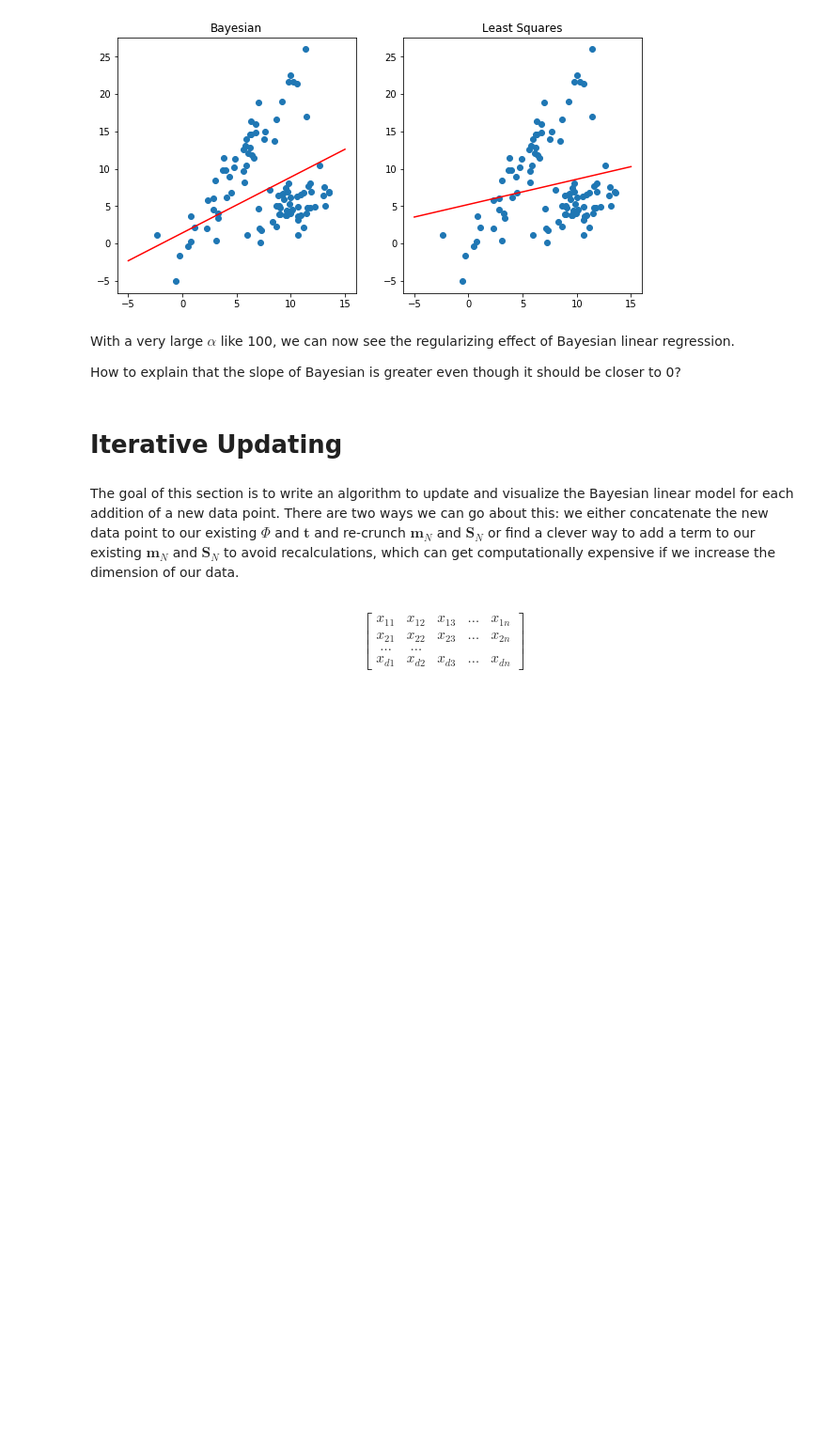
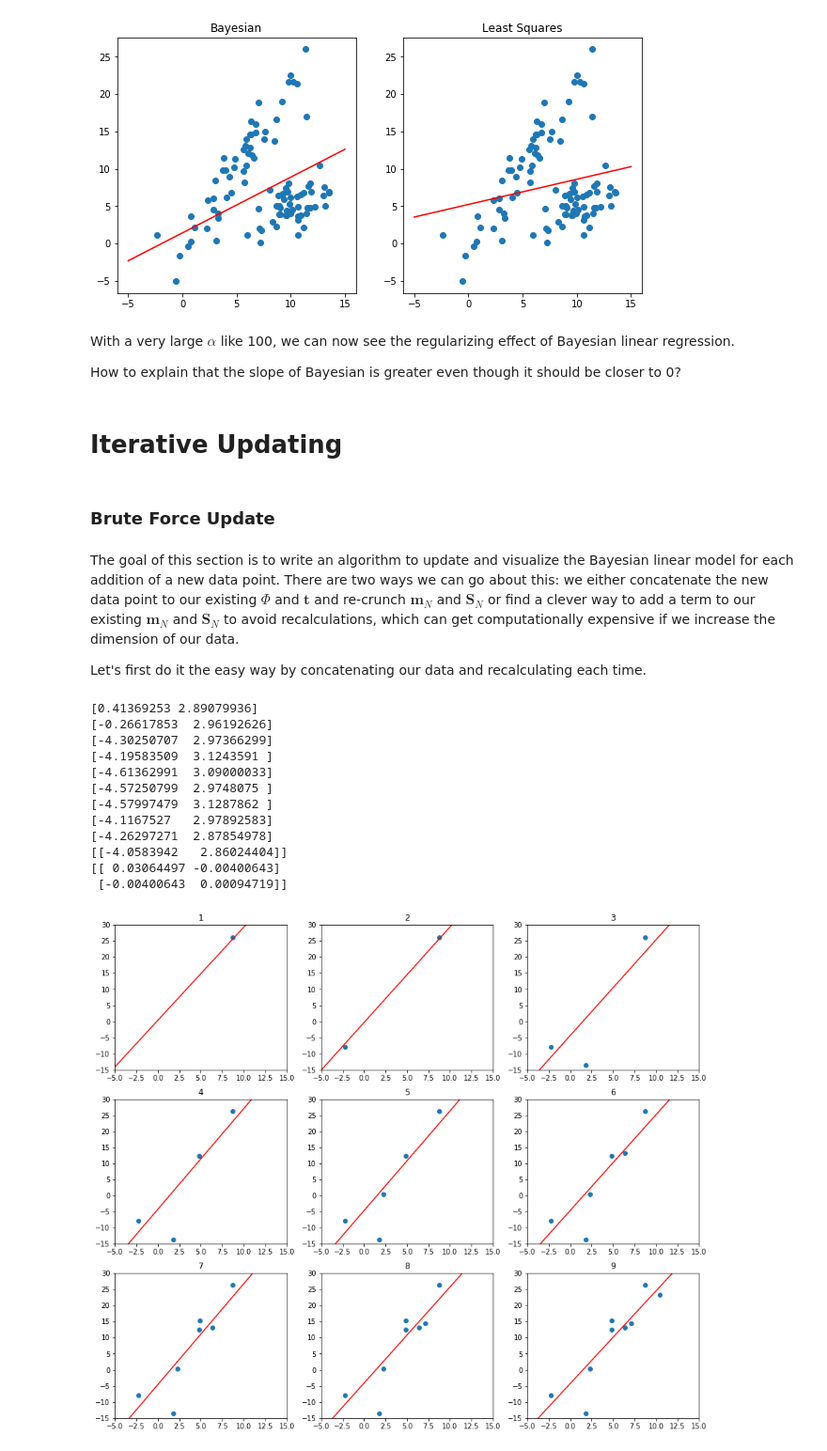
Before and after one commit to chaue/BayesianUpdate, a Jupyter notebook: SequentialLearning.ipynb, the cells around one changed output. Shown at 94% size. Saved outputs shown, nothing was run; the diff lists cells and outputs as text; code cells hidden in the pictures; blank space fills up the shorter version.

```diff
--- a/SequentialLearning.ipynb
+++ b/SequentialLearning.ipynb
@@ -234,12 +236,77 @@ With a very large $\alpha$ like 100, we can now see the regularizing effect of B
 How to explain that the slope of Bayesian is greater even though it should be closer to 0?
 # %% [markdown]
 # Iterative Updating
+# %% [markdown]
+### Brute Force Update
 # %% [markdown]
 The goal of this section is to write an algorithm to update and visualize the Bayesian linear model for each addition of a new data point. There are two ways we can go about this: we either concatenate the new data point to our existing $\Phi$ and $\textbf{t}$ and re-crunch $\textbf{m}_{N}$ and $\textbf{S}_{N}$ or find a clever way to add a term to our existing $\textbf{m}_{N}$ and $\textbf{S}_{N}$ to avoid recalculations, which can get computationally expensive if we increase the dimension of our data.
+
+Let's first do it the easy way by concatenating our data and recalculating each time.
-# %% [markdown]
-\begin{bmatrix}
-    x_{11}       & x_{12} & x_{13} & \dots & x_{1n} \\
-    x_{21}       & x_{22} & x_{23} & \dots & x_{2n} \\
-    \dots & \dots \\
-    x_{d1}       & x_{d2} & x_{d3} & \dots & x_{dn}
-\end{bmatrix}
+# %%
+fig, ax = plt.subplots(3,3, figsize=(15,13))
+axdim = [(0,1), (0,2), (1,0), (1,1), (1,2), (2,0), (2,1), (2,2)]
+
+dim = 2
+mu = 5
+sigma = 4
+batch = 1
+
+epsmu = 0
+beta = 7
+alpha = 10
+
+x = np.array([np.random.normal(loc = mu, scale = sigma, size = batch)])
+eps = np.array([np.random.normal(loc = epsmu, scale = beta, size = batch)])
+t = 2 * x + eps
+
+phi = np.hstack((np.ones((len(x[0]), 1)), x.T))
+SN = np.linalg.inv(alpha * np.eye(dim) + beta * np.matmul(phi.T, phi))
+mN = beta * np.matmul(SN, np.matmul(phi.T, t.T))
+
+w = np.random.multivariate_normal(mean = mN.reshape(2,), cov = SN)
+print(w)
+linex = np.linspace(-5, 15, 10000)
+liney = w[0] + w[1]*linex
+
+ax[0,0].scatter(x, t)
+ax[0,0].set_xlim([-5, 15])
+ax[0,0].set_ylim([-15, 30])
+ax[0,0].plot(linex, liney, 'r')
+ax[0,0].title.set_text("1")
+
+for i in np.arange(8):
+    x = np.hstack((x, np.array([np.random.normal(loc = mu, scale = sigma, size = batch)])))
+    eps = np.hstack((eps, np.array([np.random.normal(loc = epsmu, scale = beta, size = batch)])))
+    t = 2 * x + eps
+
+    phi = np.hstack((np.ones((len(x[0]), 1)), x.T))
+    SN = np.linalg.inv(alpha * np.eye(dim) + beta * np.matmul(phi.T, phi))
+    mN = beta * np.matmul(SN, np.matmul(phi.T, t.T))
+
+    w = np.random.multivariate_normal(mean = mN.reshape(2,), cov = SN)
+    print(w)
+    linex = np.linspace(-5, 15, 10000)
+    liney = w[0] + w[1]*linex
+
+    ax[axdim[i]].scatter(x, t)
+    ax[axdim[i]].set_xlim([-5, 15])
+    ax[axdim[i]].set_ylim([-15, 30])
+    ax[axdim[i]].plot(linex, liney, 'r')
+    ax[axdim[i]].title.set_text(i+2)
+
+print(mN.T)
+print(SN)
+# %% [output]
+[0.41369253 2.89079936]
+[-0.26617853  2.96192626]
+[-4.30250707  2.97366299]
+[-4.19583509  3.1243591 ]
+[-4.61362991  3.09000033]
+[-4.57250799  2.9748075 ]
+[-4.57997479  3.1287862 ]
+[-4.1167527   2.97892583]
+[-4.26297271  2.87854978]
+[[-4.0583942   2.86024404]]
+[[ 0.03064497 -0.00400643]
+ [-0.00400643  0.00094719]]
+[figure, added]
```
Also changed, not shown: parts of 11 cells of this notebook.
